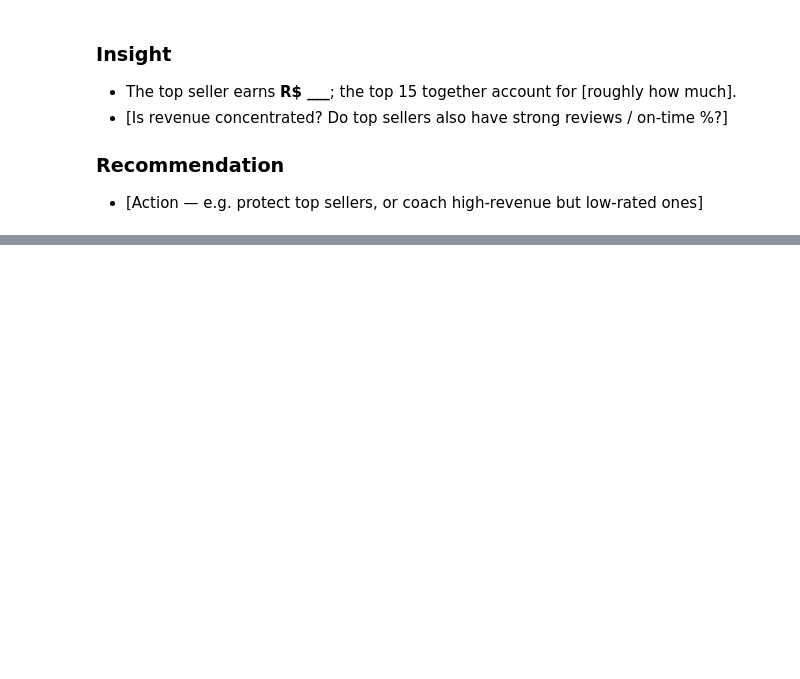
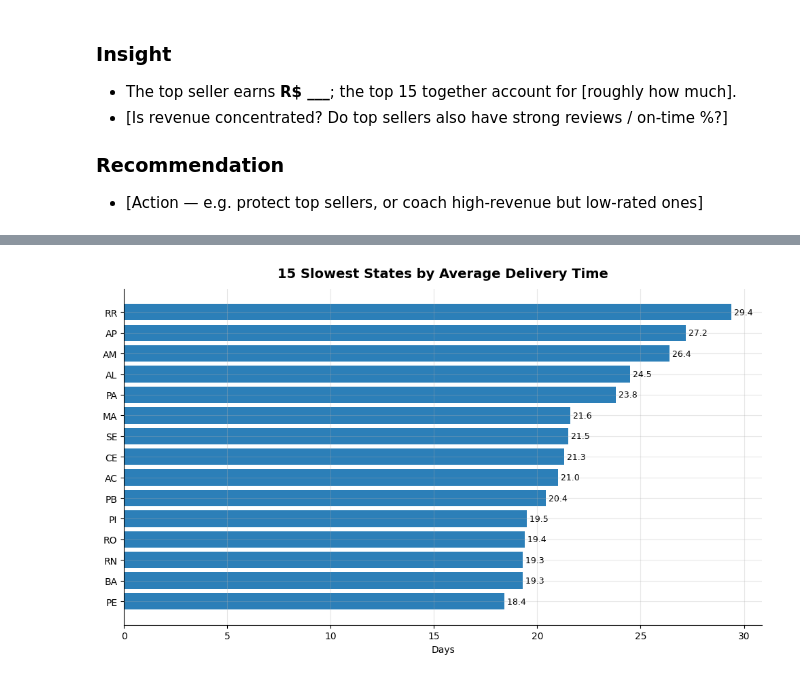
Before and after one commit to shavkatjony/brazilian-e-market, a Jupyter notebook: notebooks/analysis.ipynb, the cells around one changed output, grey strips where cells are left out. Drawn from its saved outputs; the diff is of its cells as text; code cells hidden in the pictures; blank space fills up the shorter version.

```diff
--- a/notebooks/analysis.ipynb
+++ b/notebooks/analysis.ipynb
@@ -232,0 +287,3 @@ plt.show()
+# %%
+states = run_sql("pipeline_stages.sql").head(15)  # 15 slowest states
+states
@@ -232,0 +307,7 @@ plt.show()
+# %%
+fig, ax = bar(states, "customer_state", "avg_delivery_days",
+              "15 Slowest States by Average Delivery Time", "Days", fmt=".1f")
+save_fig(fig, "slowest_states")
+plt.show()
+# %% [output]
+[figure, added]
```
Also changed, not shown: parts of 13 cells of this notebook, 2 other files.
